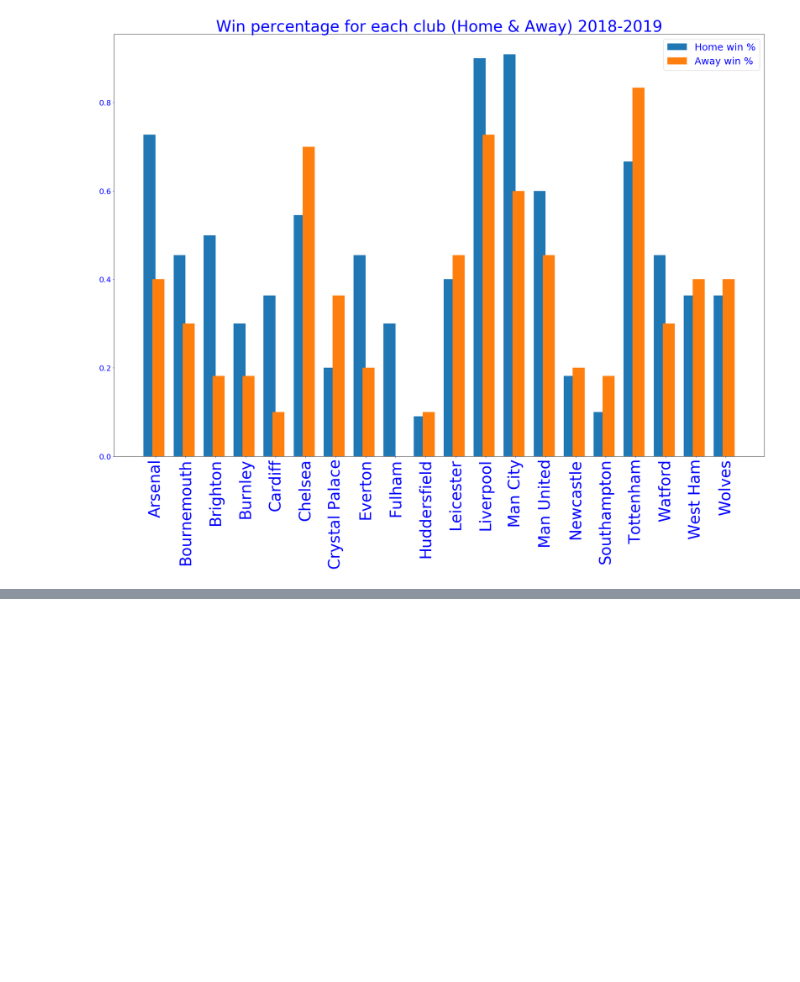
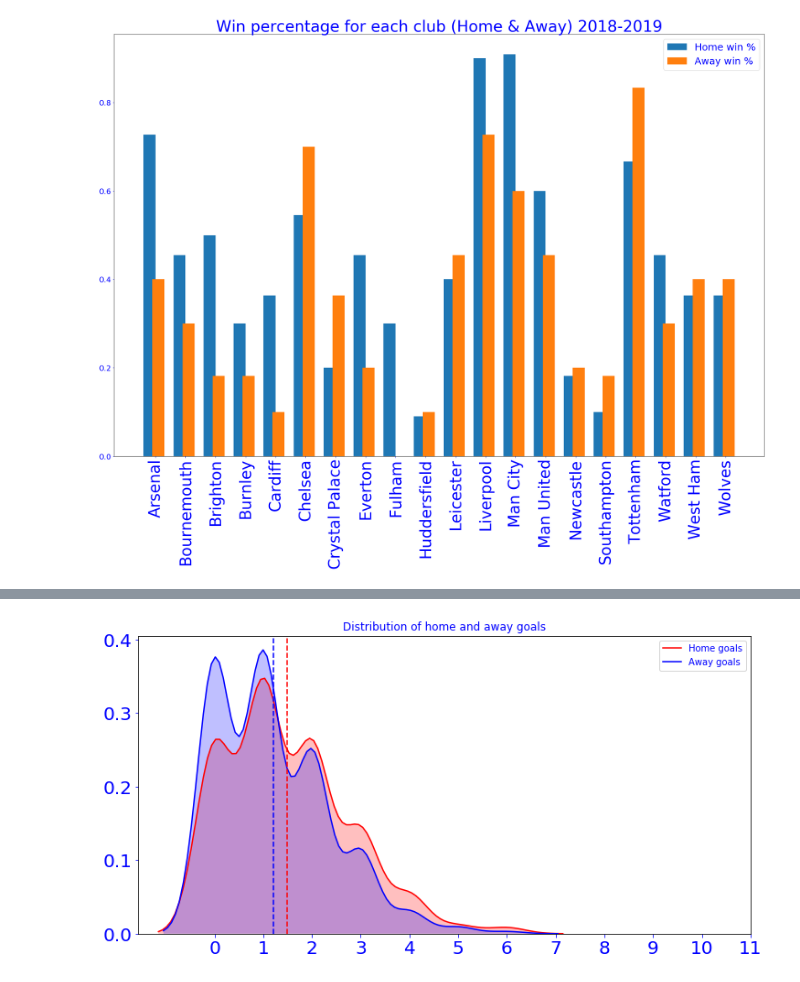
Before and after one commit to Panda06/footballDataAnalysis, a Jupyter notebook: clean_and_visual_data.ipynb, the cells around one changed output, grey strips where cells are left out. Cells and saved outputs as stored; diff of their text form; code cells hidden in the pictures; blank space fills up the shorter version.

```diff
--- a/clean_and_visual_data.ipynb
+++ b/clean_and_visual_data.ipynb
@@ -105,0 +119,4 @@ xg_table_2017.head(6)
+# %%
+plot_home_away_goals(table_2015)
+# %% [output]
+[figure, added]
```
Also changed, not shown: parts of 17 cells of this notebook.
